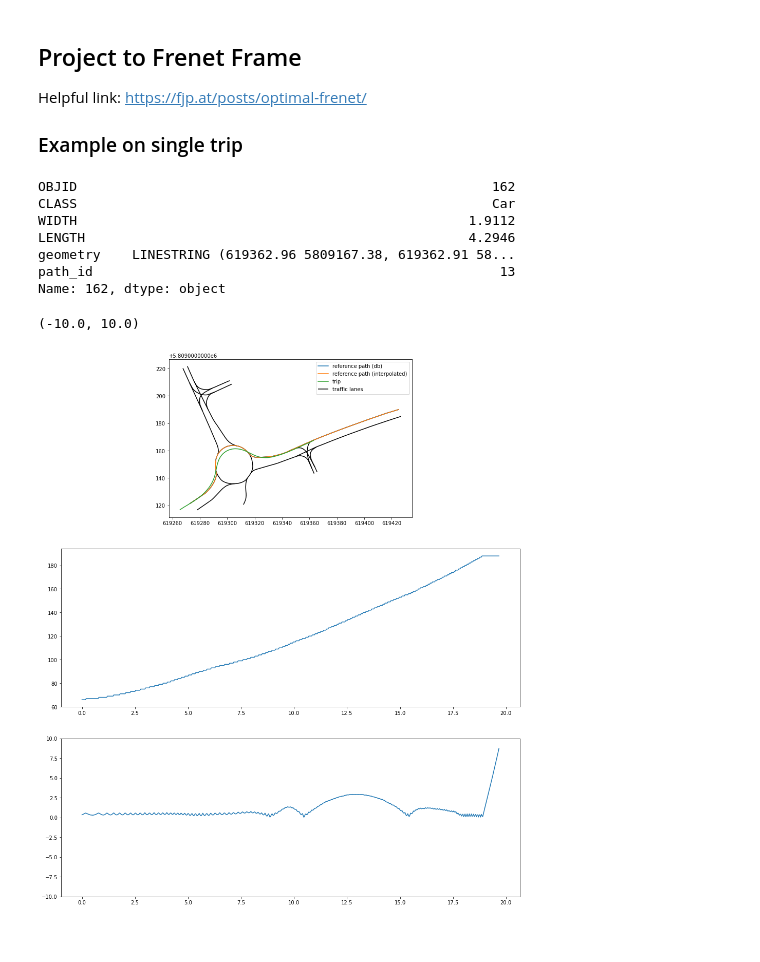
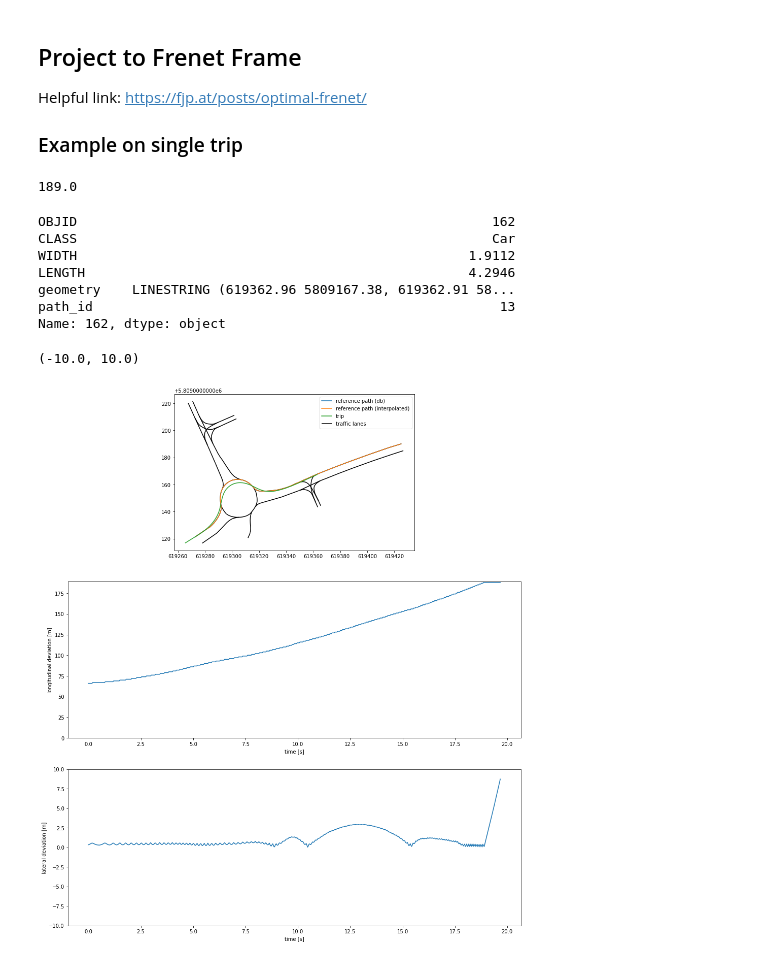
Before and after one commit to kopytjuk/opendd-analysis, a Jupyter notebook: notebooks/Distance Analysis.ipynb, the cells around one changed output. Saved outputs shown, nothing was run; the diff lists cells and outputs as text; code cells hidden in the pictures.

```diff
--- a/notebooks/Distance Analysis.ipynb
+++ b/notebooks/Distance Analysis.ipynb
@@ -330,6 +330,10 @@ class DiscreteReferencePath:
     def to_cartesian(self, s: float, d: 0):
         # needs to implement normal unit vector
         pass
+
+    @property
+    def length(self) -> float:
+        return self.points[-1, 0] + self.spatial_resolution
 
     @classmethod
     def from_linestring(cls, ls: LineString, resolution=1.0):
@@ -361,6 +365,10 @@ class DiscreteReferencePath:
 # %%
 example_path = paths_as_linestrings[13]
 example_reference = DiscreteReferencePath.from_linestring(example_path)
+# %%
+example_reference.length
+# %% [output]
+189.0
 # %%
 example_trip = gdf_traces[gdf_traces["path_id"] == 13].iloc[10]
 example_trip
@@ -377,18 +385,26 @@ example_trip_frenet = example_reference.linestring_to_frenet(example_trip.geomet
 # %%
 fig, (ax_cart, ax_frenet_lon, ax_frenet_lat) = plt.subplots(nrows=3, figsize=(16, 20))
 
 trafficlanes.plot(ax=ax_cart, color="k", label="traffic lanes")
 ax_cart.plot(*example_path.xy, label="reference path (db)")
 ax_cart.plot(*example_reference.as_linestring().xy, label="reference path (interpolated)")
 ax_cart.plot(*example_trip.geometry.xy, label="trip")
 ax_cart.legend()
 
 t_array = 1/30*np.arange(0, len(example_trip_frenet.xy[0]))
 s_array, d_array = example_trip_frenet.xy
 ax_frenet_lon.plot(t_array, s_array)
 ax_frenet_lat.plot(t_array, d_array)
 
+ax_frenet_lon.set_ylabel("longitudinal deviation [m]")
+ax_frenet_lat.set_ylabel("lateral deviation [m]")
+
+ax_frenet_lon.set_xlabel("time [s]")
+ax_frenet_lat.set_xlabel("time [s]")
+
+
+ax_frenet_lon.set_ylim([0, example_reference.length])
 ax_frenet_lat.set_ylim([-10, 10])
 # %% [output]
 (-10.0, 10.0)
-[figure, old version]
+[figure, new version]
```
